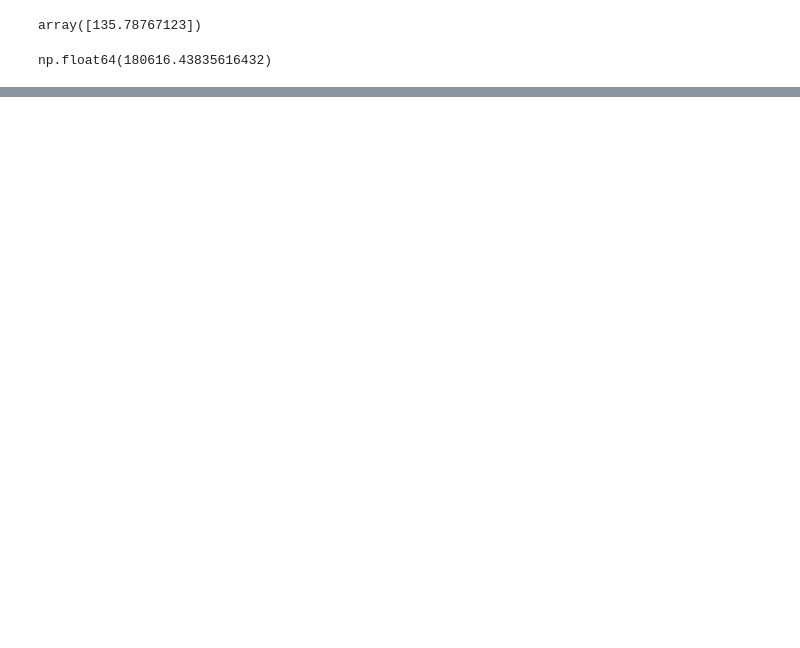
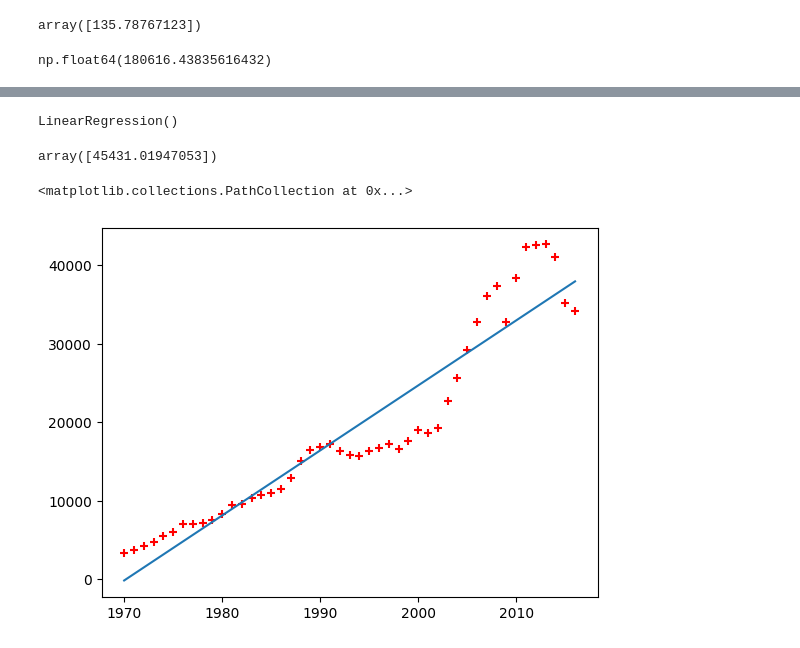
Before and after one commit to Chetty-Praneeth/House-price-prediction-, a Jupyter notebook: house.ipynb, the cells around one changed output, grey strips where cells are left out. Cells and saved outputs as stored; diff of their text form; code cells hidden in the pictures; blank space fills up the shorter version.

```diff
--- a/house.ipynb
+++ b/house.ipynb
@@ -41,0 +49,3 @@ np.float64(180616.43835616432)
+# %%
+d = pd.read_csv('canada_per_capita_income.csv')
+d
@@ -41,0 +70,18 @@ np.float64(180616.43835616432)
+# %%
+income = d['per capita income (US$)']
+plt.scatter(d.year,d.income)
+# %%
+regi = linear_model.LinearRegression()
+regi.fit(d[['year']],d.income)
+# %% [output]
+LinearRegression()
+# %%
+regi.predict([[2025]])
+# %% [output]
+array([45431.01947053])
+# %%
+plt.plot(d.year,regi.predict(d[['year']]))
+plt.scatter(d.year,income,color='red',marker='+')
+# %% [output]
+<matplotlib.collections.PathCollection at 0x...>
+[figure, added]
```
Also changed, not shown: parts of 4 cells of this notebook, 2 other files.
